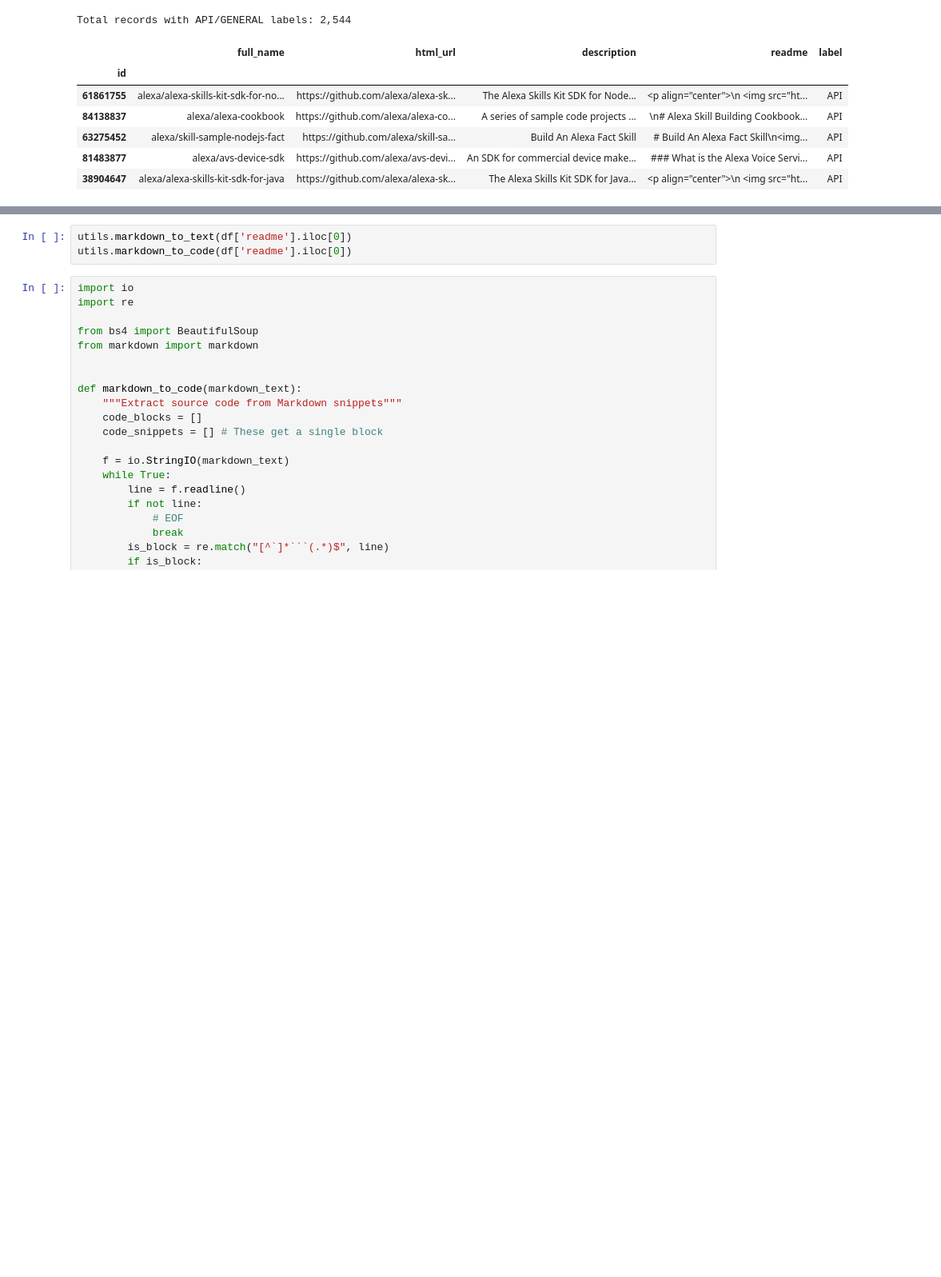
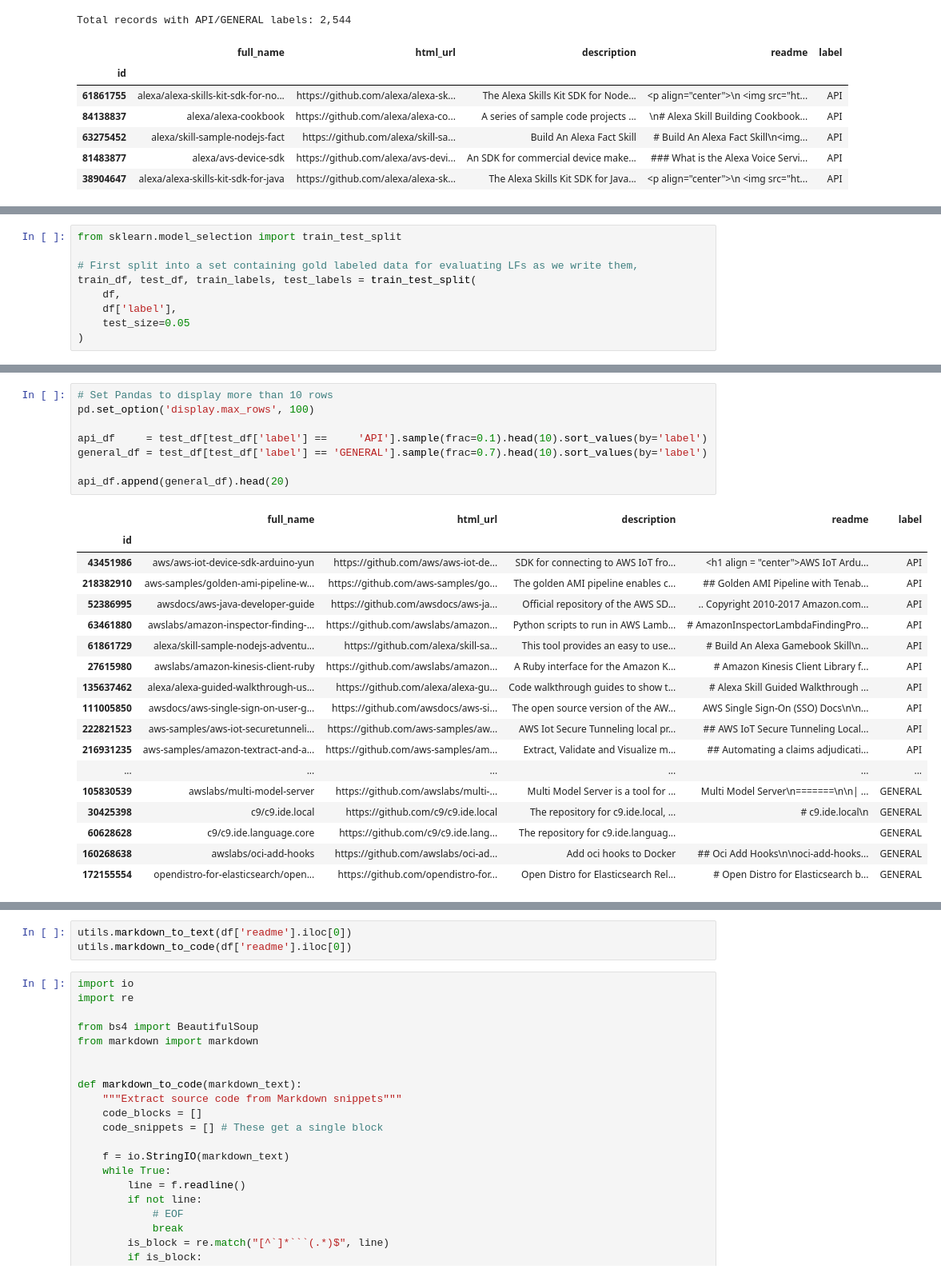
Before and after one commit to rjurney/weakly_supervised_learning_code, a Jupyter notebook: ch03/Introducing Snorkel.ipynb, the cells around one changed output, grey strips where cells are left out. Shown at 80% size. Saved outputs shown, nothing was run; the diff lists cells and outputs as text; blank space fills up the shorter version.

Commit message:
Work on introducing Snorkel - Loaded dataset, talked about Snorkel, introduced LabelingFunctions and wrote first one.

```diff
--- a/ch03/Introducing Snorkel.ipynb
+++ b/ch03/Introducing Snorkel.ipynb
@@ -104,3 +110,12 @@ Total records with API/GENERAL labels: 2,544
+# %%
+from sklearn.model_selection import train_test_split
+
+# First split into a set containing gold labeled data for evaluating LFs as we write them,
+train_df, test_df, train_labels, test_labels = train_test_split(
+    df,
+    df['label'],
+    test_size=0.05
+)
 # %% [markdown]
 ## Working with Snorkel
 
@@ -136,0 +164,27 @@ The labels for this analysis are:
+# %%
+# Set Pandas to display more than 10 rows
+pd.set_option('display.max_rows', 100)
+
+api_df     = test_df[test_df['label'] ==     'API'].sample(frac=0.1).head(10).sort_values(by='label')
+general_df = test_df[test_df['label'] == 'GENERAL'].sample(frac=0.7).head(10).sort_values(by='label')
+
+api_df.append(general_df).head(20)
+# %% [output]
+|  | full_name | html_url | description | readme | label |
+| id |  |  |  |  |  |
+| 43451986 | aws/aws-iot-device-sdk-arduino-yun | https://github.com/aws/aws-iot-de... | SDK for connecting to AWS IoT fro... | <h1 align = "center">AWS IoT Ardu... | API |
+| 218382910 | aws-samples/golden-ami-pipeline-w... | https://github.com/aws-samples/go... | The golden AMI pipeline enables c... | ## Golden AMI Pipeline with Tenab... | API |
+| 52386995 | awsdocs/aws-java-developer-guide | https://github.com/awsdocs/aws-ja... | Official repository of the AWS SD... | .. Copyright 2010-2017 Amazon.com... | API |
+| 63461880 | awslabs/amazon-inspector-finding-... | https://github.com/awslabs/amazon... | Python scripts to run in AWS Lamb... | # AmazonInspectorLambdaFindingPro... | API |
+| 61861729 | alexa/skill-sample-nodejs-adventu... | https://github.com/alexa/skill-sa... | This tool provides an easy to use... | # Build An Alexa Gamebook Skill\n... | API |
+| 27615980 | awslabs/amazon-kinesis-client-ruby | https://github.com/awslabs/amazon... | A Ruby interface for the Amazon K... | # Amazon Kinesis Client Library f... | API |
+| 135637462 | alexa/alexa-guided-walkthrough-us... | https://github.com/alexa/alexa-gu... | Code walkthrough guides to show t... | # Alexa Skill Guided Walkthrough ... | API |
+| 111005850 | awsdocs/aws-single-sign-on-user-g... | https://github.com/awsdocs/aws-si... | The open source version of the AW... | AWS Single Sign-On (SSO) Docs\n\n... | API |
+| 222821523 | aws-samples/aws-iot-securetunneli... | https://github.com/aws-samples/aw... | AWS Iot Secure Tunneling local pr... | ## AWS IoT Secure Tunneling Local... | API |
+| 216931235 | aws-samples/amazon-textract-and-a... | https://github.com/aws-samples/am... | Extract, Validate and Visualize m... | ## Automating a claims adjudicati... | API |
+| ... | ... | ... | ... | ... | ... |
+| 105830539 | awslabs/multi-model-server | https://github.com/awslabs/multi-... | Multi Model Server is a tool for ... | Multi Model Server\n=======\n\n| ... | GENERAL |
+| 30425398 | c9/c9.ide.local | https://github.com/c9/c9.ide.local | The repository for c9.ide.local, ... | # c9.ide.local\n | GENERAL |
+| 60628628 | c9/c9.ide.language.core | https://github.com/c9/c9.ide.lang... | The repository for c9.ide.languag... |  | GENERAL |
+| 160268638 | awslabs/oci-add-hooks | https://github.com/awslabs/oci-ad... | Add oci hooks to Docker | ## Oci Add Hooks\n\noci-add-hooks... | GENERAL |
+| 172155554 | opendistro-for-elasticsearch/open... | https://github.com/opendistro-for... | Open Distro for Elasticsearch Rel... | # Open Distro for Elasticsearch b... | GENERAL |
```
Also changed, not shown: parts of 16 cells of this notebook.
